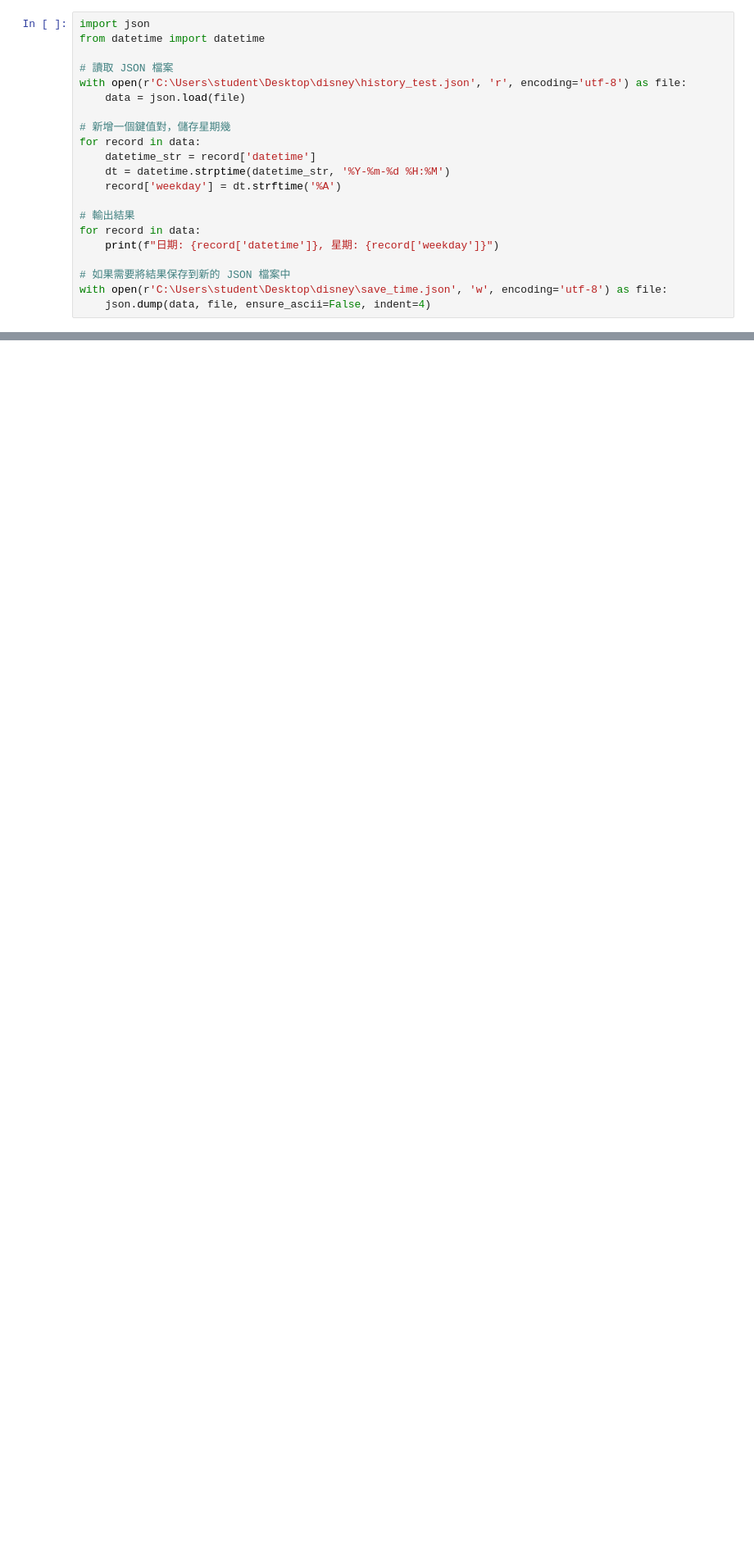
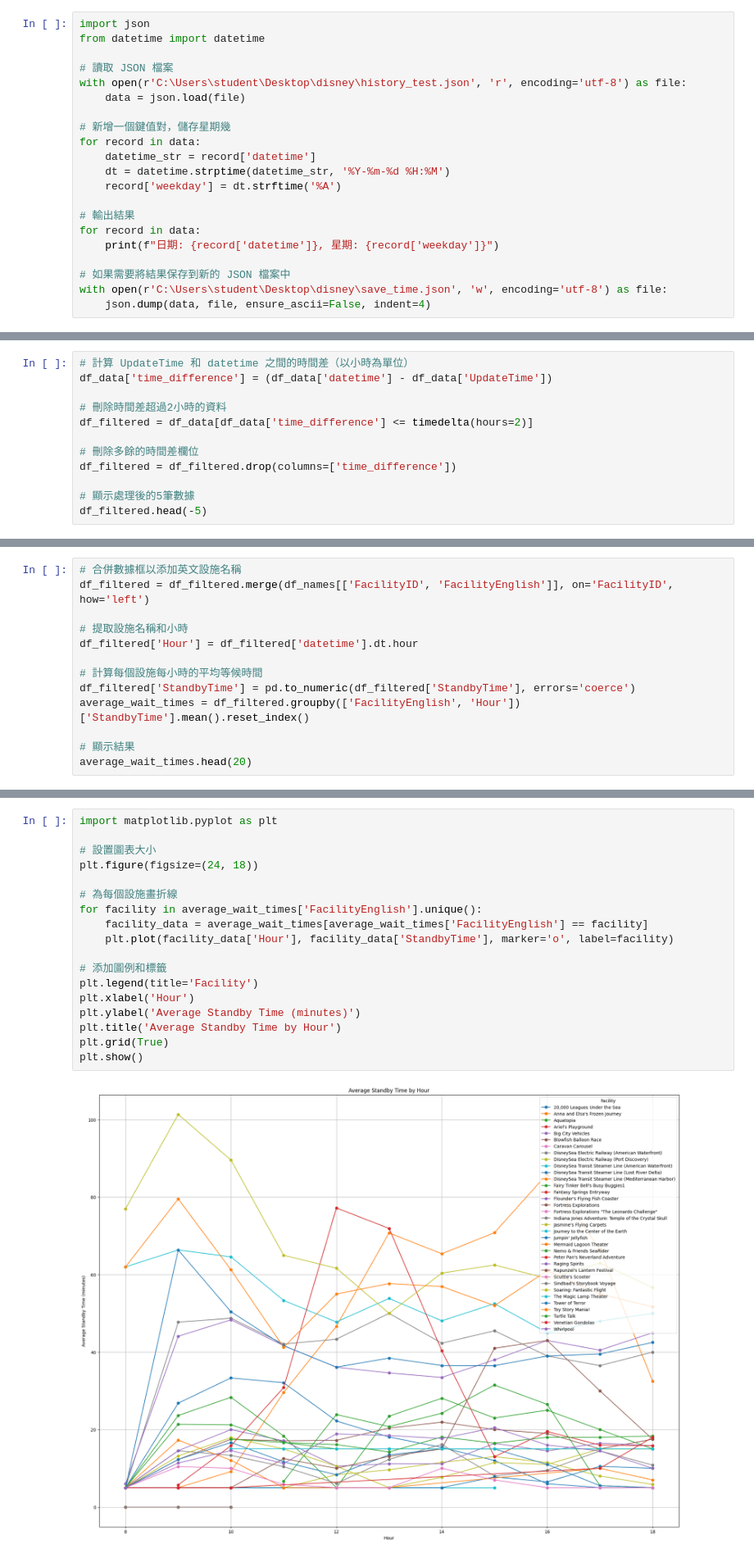
Before and after one commit to annleelca/disney_crontab, a Jupyter notebook: data_cleaning.ipynb, the cells around one changed output, grey strips where cells are left out. Shown at 82% size. Cells and saved outputs as stored; diff of their text form; blank space fills up the shorter version.

Commit message:
change user agent n add data

```diff
--- a/data_cleaning.ipynb
+++ b/data_cleaning.ipynb
@@ -71,0 +78,12 @@ df_filtered.head()
+# %%
+# 計算 UpdateTime 和 datetime 之間的時間差（以小時為單位）
+df_data['time_difference'] = (df_data['datetime'] - df_data['UpdateTime'])
+
+# 刪除時間差超過2小時的資料
+df_filtered = df_data[df_data['time_difference'] <= timedelta(hours=2)]
+
+# 刪除多餘的時間差欄位
+df_filtered = df_filtered.drop(columns=['time_difference'])
+
+# 顯示處理後的5筆數據
+df_filtered.head(-5)
@@ -71,0 +104,13 @@ df_filtered.head()
+# %%
+# 合併數據框以添加英文設施名稱
+df_filtered = df_filtered.merge(df_names[['FacilityID', 'FacilityEnglish']], on='FacilityID', how='left')
+
+# 提取設施名稱和小時
+df_filtered['Hour'] = df_filtered['datetime'].dt.hour
+
+# 計算每個設施每小時的平均等候時間
+df_filtered['StandbyTime'] = pd.to_numeric(df_filtered['StandbyTime'], errors='coerce')
+average_wait_times = df_filtered.groupby(['FacilityEnglish', 'Hour'])['StandbyTime'].mean().reset_index()
+
+# 顯示結果
+average_wait_times.head(20)
@@ -71,0 +131,20 @@ df_filtered.head()
+# %%
+import matplotlib.pyplot as plt
+
+# 設置圖表大小
+plt.figure(figsize=(24, 18))
+
+# 為每個設施畫折線
+for facility in average_wait_times['FacilityEnglish'].unique():
+    facility_data = average_wait_times[average_wait_times['FacilityEnglish'] == facility]
+    plt.plot(facility_data['Hour'], facility_data['StandbyTime'], marker='o', label=facility)
+
+# 添加圖例和標籤
+plt.legend(title='Facility')
+plt.xlabel('Hour')
+plt.ylabel('Average Standby Time (minutes)')
+plt.title('Average Standby Time by Hour')
+plt.grid(True)
+plt.show()
+# %% [output]
+[figure, added]
```
Also changed, not shown: parts of 6 cells of this notebook, 22 other files.
